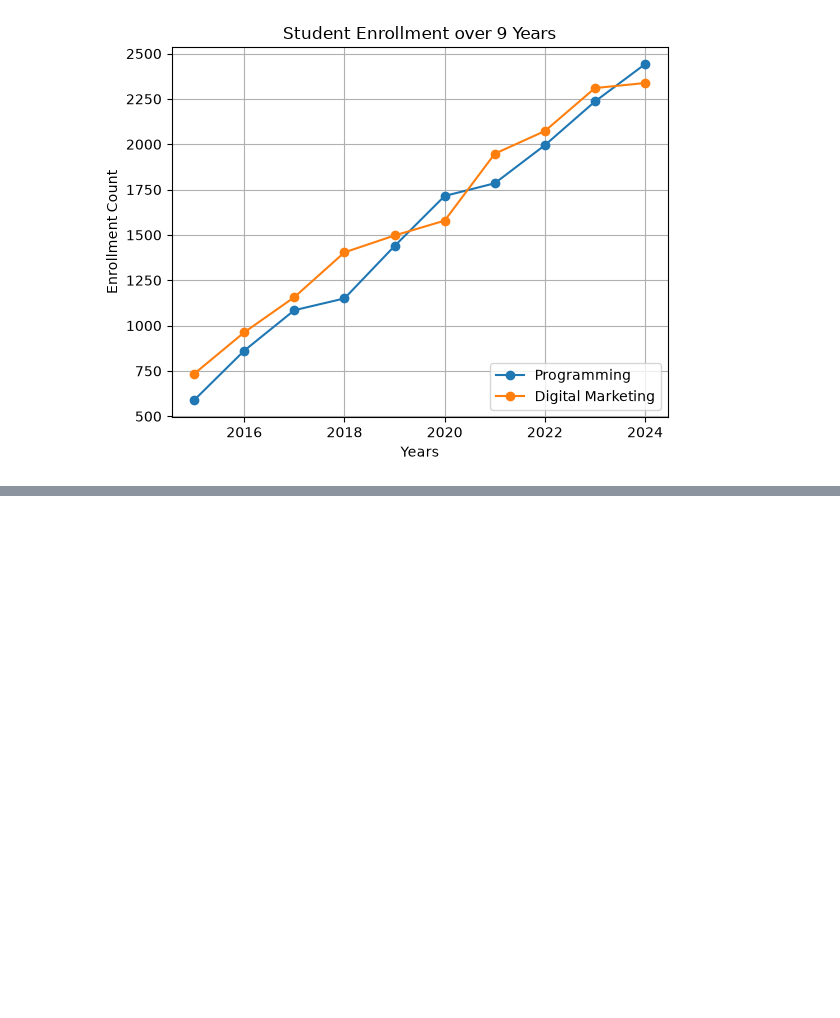
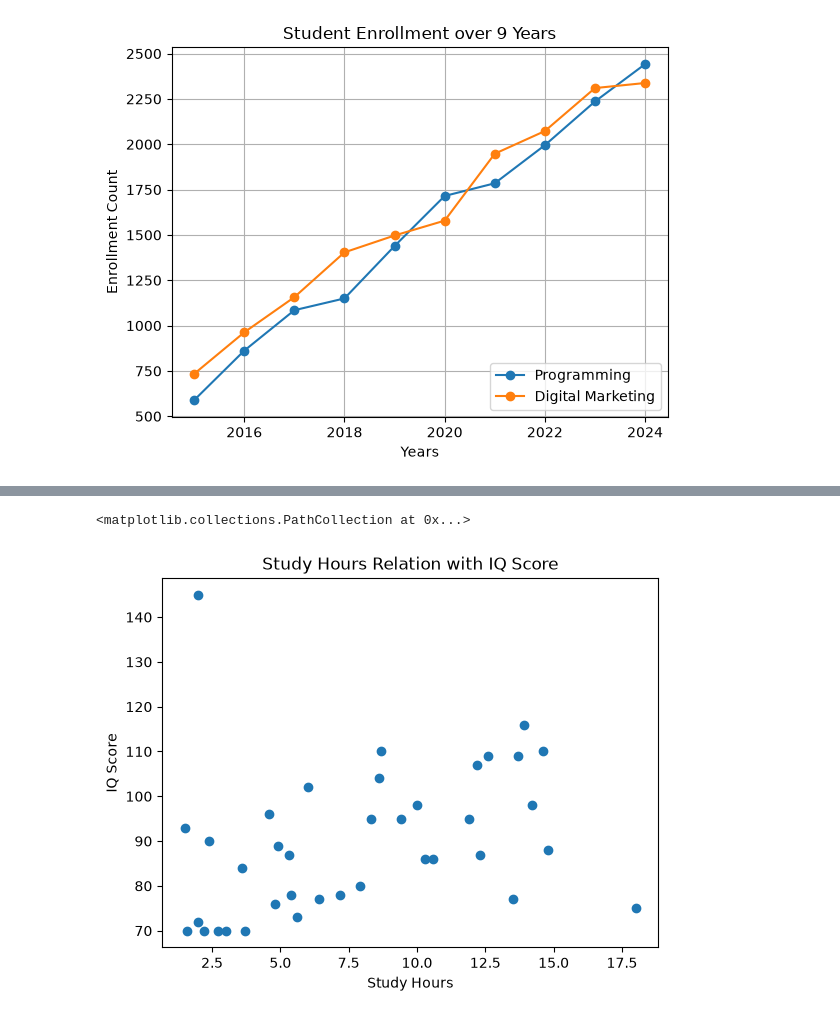
Before and after one commit to thisisyourfahi/phitron-ai-prog-with-python, a Jupyter notebook: module-15/matplotlib-basics.ipynb, the cells around one changed output, grey strips where cells are left out. Saved outputs shown, nothing was run; the diff lists cells and outputs as text; code cells hidden in the pictures; blank space fills up the shorter version.

Commit message:
modify: module-15/matplotlib

```diff
--- a/module-15/matplotlib-basics.ipynb
+++ b/module-15/matplotlib-basics.ipynb
@@ -124,0 +135,3 @@ plt.savefig('Student Enrollment over 9 Years', dpi=300, bbox_inches='tight')
+# %%
+# load the student iq data
+students = pd.read_csv('student_iq_data.csv')
@@ -124,0 +147,11 @@ plt.savefig('Student Enrollment over 9 Years', dpi=300, bbox_inches='tight')
+# %%
+# let's see the correlation between study hours and iq score
+plt.title('Study Hours Relation with IQ Score')
+plt.ylabel('IQ Score')
+plt.xlabel('Study Hours')
+
+plt.scatter(students['Study_Hour'], students['IQ_Score'])
+# positive correlation
+# %% [output]
+<matplotlib.collections.PathCollection at 0x...>
+[figure, added]
```
Also changed, not shown: parts of 4 cells of this notebook, 1 other file.
